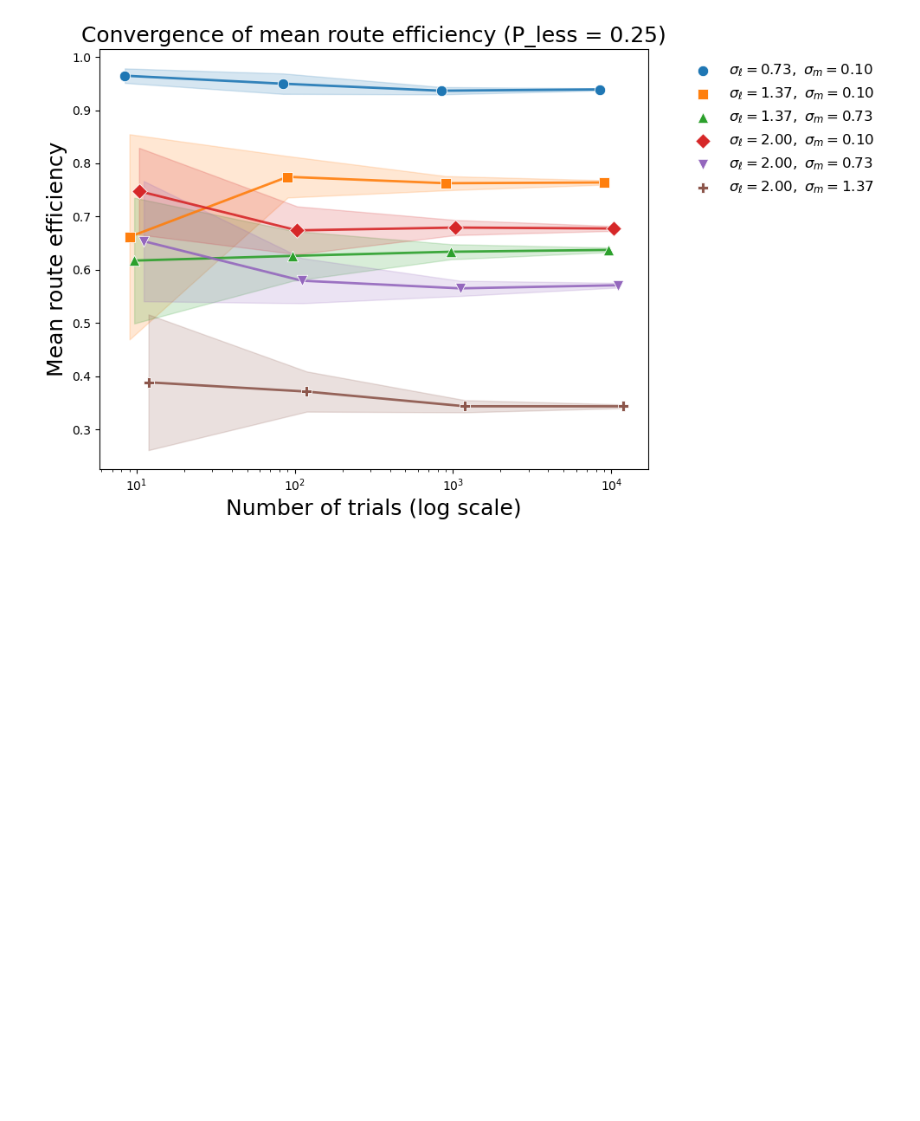
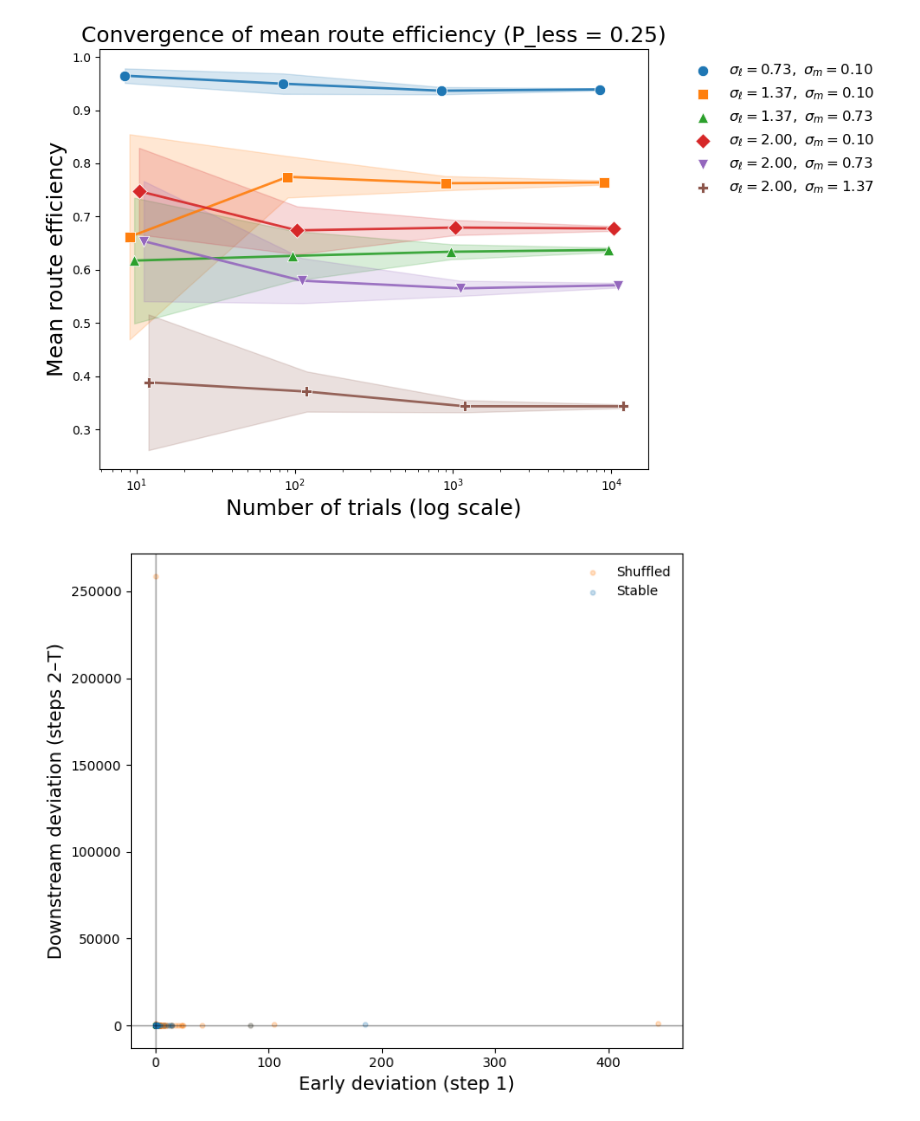
Before and after one commit to Ritwikavps/CollectiveMemoryvsCollectiveIntelligence, a Jupyter notebook: A2_NavigationModel/0_Scripts/navigation.ipynb, the cells around one changed output. Drawn from its saved outputs; the diff is of its cells as text; code cells hidden in the pictures; blank space fills up the shorter version.

Commit message:
Updated with Historical contingency code

```diff
--- a/A2_NavigationModel/0_Scripts/navigation.ipynb
+++ b/A2_NavigationModel/0_Scripts/navigation.ipynb
@@ -734,0 +831,96 @@ plot_ci_lines_by_sigma(
+# %%
+
+def plot_raw(df):
+    plt.figure(figsize=(7, 6))
+
+    colors = {"Stable": "#1f77b4", "Shuffled": "#ff7f0e"}
+
+    for cond, sub in df.groupby("condition"):
+        plt.scatter(
+            sub["init_error"],
+            sub["late_drift"],
+            s=12,
+            alpha=0.25,
+            color=colors[cond],
+            label=cond
+        )
+
+    plt.axhline(0, color="black", lw=1, alpha=0.4)
+    plt.axvline(0, color="black", lw=1, alpha=0.4)
+
+    plt.xlabel("Early deviation (step 1)", fontsize=14)
+    plt.ylabel("Downstream deviation (steps 2–T)", fontsize=14)
+
+    plt.legend(frameon=False)
+    plt.tight_layout()
+    #plt.xlim(0,1)
+    #plt.ylim(0,10)
+    plt.show()
+
+plot_raw(df_early_late)
+
+
+def trim_extremes(df, x_col, y_col, q=0.99):
+    """
+    Keep only points below the q-th percentile in both x and y.
+    """
+    out = []
+    for cond, sub in df.groupby("condition"):
+        x_cut = sub[x_col].quantile(q)
+        y_cut = sub[y_col].quantile(q)
+
+        trimmed = sub[
+            (sub[x_col] <= x_cut) &
+            (sub[y_col] <= y_cut)
+        ]
+        out.append(trimmed)
+
+    return pd.concat(out, ignore_index=True)
+
+df_trim = trim_extremes(
+    df_early_late,
+    x_col="init_error",
+    y_col="late_drift",
+    q=0.95
+)
+
+plt.figure(figsize=(7,6))
+
+sns.scatterplot(
+    data=df_trim,
+    x="init_error",
+    y="late_drift",
+    hue="condition",
+    palette={"Stable": "tab:blue", "Shuffled": "tab:orange"},
+    alpha=0.05,
+    s=10,
+    legend=False
+)
+sns.regplot(
+    data=df_trim[df_trim["condition"] == "Stable"],
+    x="init_error",
+    y="late_drift",
+    scatter=False,
+    line_kws=dict(color="tab:blue"),
+    ci=95,
+    label="Stable"
+)
+
+sns.regplot(
+    data=df_trim[df_trim["condition"] == "Shuffled"],
+    x="init_error",
+    y="late_drift",
+    scatter=False,
+    line_kws=dict(color="tab:orange"),
+    ci=95,
+    label="Shuffled"
+)
+
+plt.xlabel("Early deviation (step 1)", fontsize=14)
+plt.ylabel("Downstream deviation (steps 2–T)", fontsize=14)
+plt.title("Historical dependence of navigational error", fontsize=14)
+plt.legend(frameon=False)
+plt.tight_layout()
+plt.show()
+# %% [output]
+[figure, added]
```
Also changed, not shown: parts of 4 cells of this notebook.
